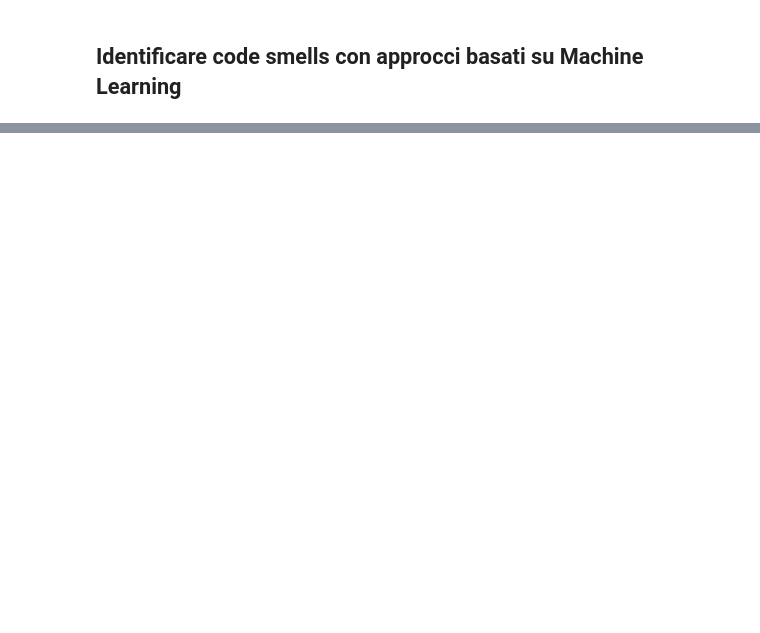
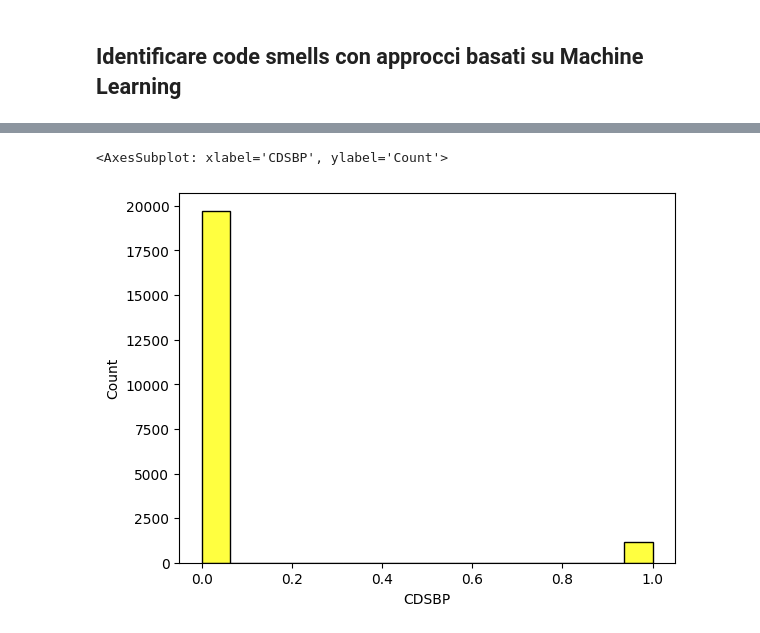
Before and after one commit to DarioDeMaio/Code_Smells_NLP, a Jupyter notebook: machine_learning_model.ipynb, the cells around one changed output, grey strips where cells are left out. Cells and saved outputs as stored; diff of their text form; code cells hidden in the pictures; blank space fills up the shorter version.

```diff
--- a/machine_learning_model.ipynb
+++ b/machine_learning_model.ipynb
@@ -61,0 +49,5 @@ result
+# %%
+sns.histplot(result['CDSBP'], legend=True, color='yellow')
+# %% [output]
+<AxesSubplot: xlabel='CDSBP', ylabel='Count'>
+[figure, added]
```
Also changed, not shown: parts of 37 cells of this notebook.
